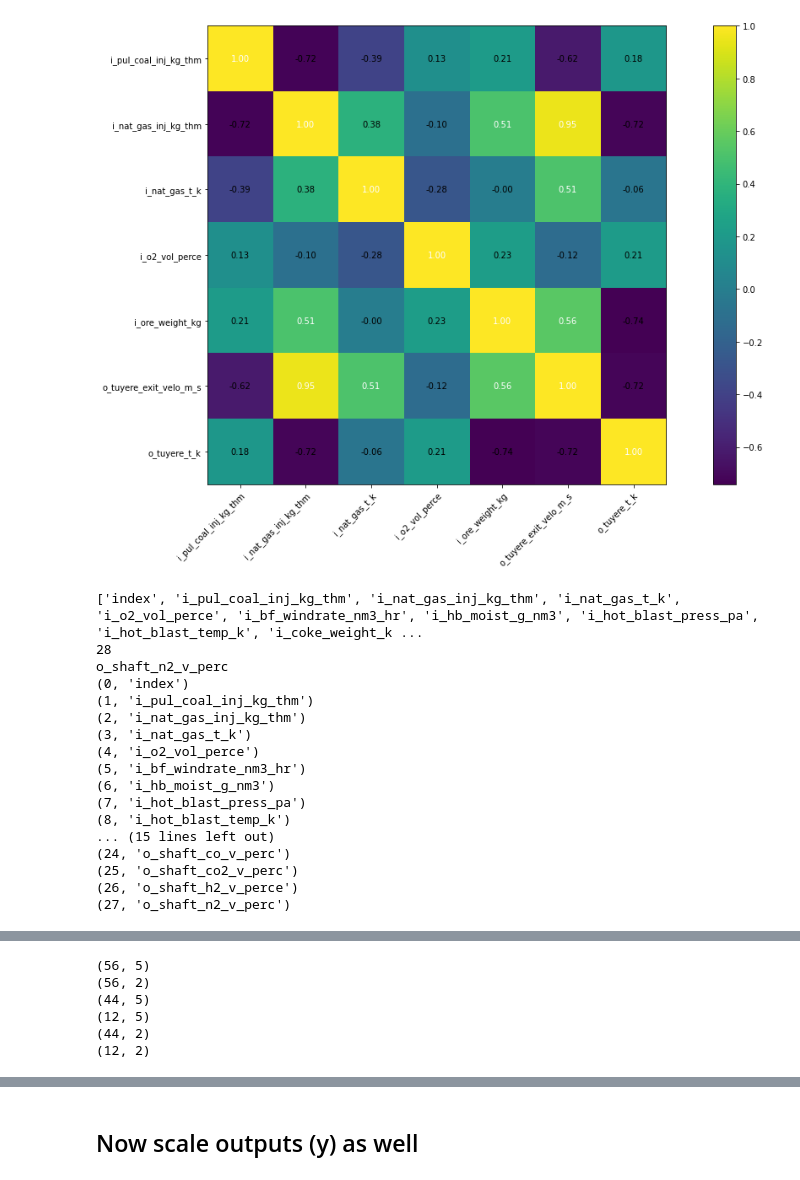
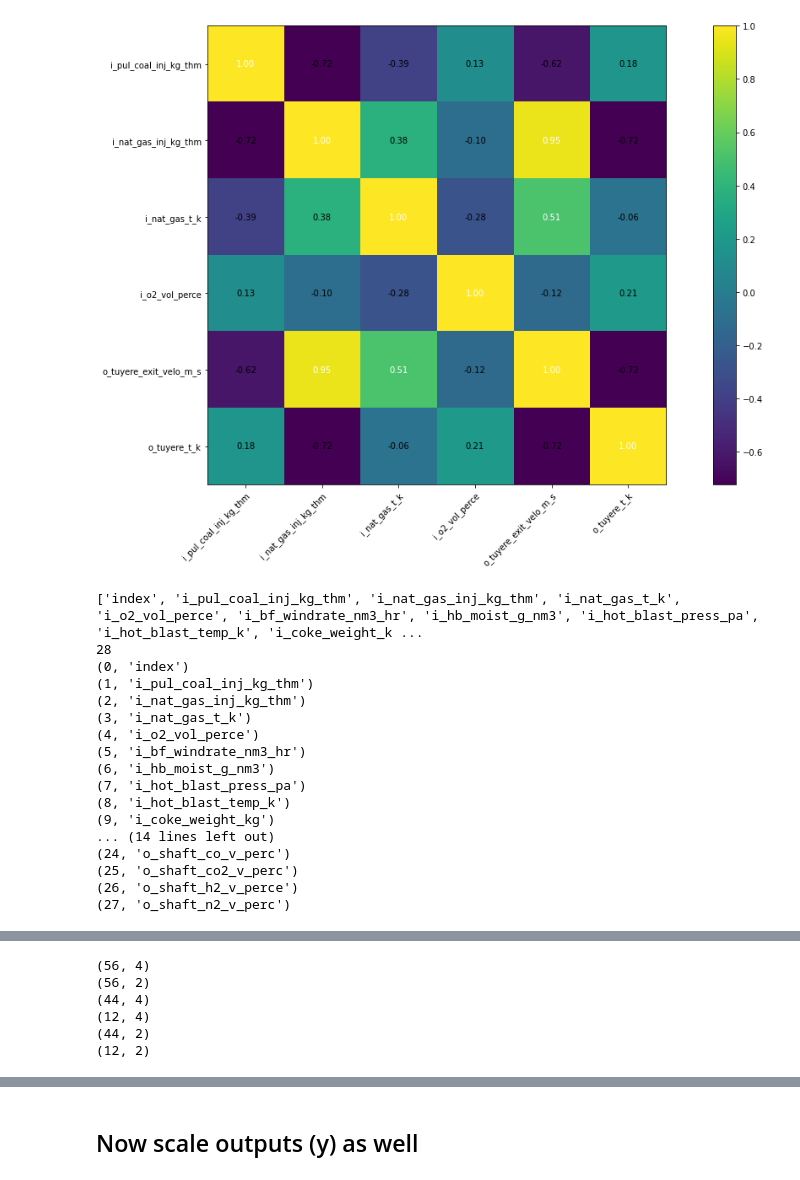
Before and after one commit to rcalix1/ProbabilityDensityFunctionsFromNeuralNets, a Jupyter notebook: experiments/july2022/CFDTuyereCompareModels.ipynb, the cells around one changed output, grey strips where cells are left out. Saved outputs shown, nothing was run; the diff lists cells and outputs as text; code cells hidden in the pictures.

```diff
--- a/experiments/july2022/CFDTuyereCompareModels.ipynb
+++ b/experiments/july2022/CFDTuyereCompareModels.ipynb
@@ -78,27 +88,26 @@ torch.set_printoptions(sci_mode=False)
 CFD_raw_data = pd.read_csv('CFD.6.2022.csv')
 # %%
 my_allInputs_tuyere_names = ['i_pul_coal_inj_kg_thm','i_nat_gas_inj_kg_thm','i_nat_gas_t_k','i_o2_vol_perce',
-             'i_ore_weight_kg','o_tuyere_exit_velo_m_s','o_tuyere_t_k']
+                             'o_tuyere_exit_velo_m_s','o_tuyere_t_k']
 
 
 
 cm = np.corrcoef(CFD_raw_data[my_allInputs_tuyere_names].values.T)
 hm = heatmap(cm, row_names=my_allInputs_tuyere_names, column_names=my_allInputs_tuyere_names, figsize=(20, 10))
 plt.show()
 # %% [output]
-[figure, old version]
+[figure, new version]
 # %%
 headers_list = CFD_raw_data.columns.values.tolist()
 print(headers_list)
 print(len(headers_list))
-print(headers_list[27])
+
 
 for i, name in enumerate(headers_list):
     print((i, name))
 # %% [output]
 ['index', 'i_pul_coal_inj_kg_thm', 'i_nat_gas_inj_kg_thm', 'i_nat_gas_t_k', 'i_o2_vol_perce', 'i_bf_windrate_nm3_hr', 'i_hb_moist_g_nm3', 'i_hot_blast_press_pa', 'i_hot_blast_temp_k', 'i_coke_weight_k ...
 28
-o_shaft_n2_v_perc
 (0, 'index')
 (1, 'i_pul_coal_inj_kg_thm')
 (2, 'i_nat_gas_inj_kg_thm')
@@ -108,7 +117,8 @@ o_shaft_n2_v_perc
 (6, 'i_hb_moist_g_nm3')
 (7, 'i_hot_blast_press_pa')
 (8, 'i_hot_blast_temp_k')
-... (15 lines left out)
+(9, 'i_coke_weight_kg')
+... (14 lines left out)
 (24, 'o_shaft_co_v_perc')
 (25, 'o_shaft_co2_v_perc')
 (26, 'o_shaft_h2_v_perce')
@@ -157,13 +167,13 @@ def fit(num_epochs, model, loss_fn, opt):
 (2, 'i_nat_gas_inj_kg_thm')
 (3, 'i_nat_gas_t_k')
 (4, 'i_o2_vol_perce')
-(10, 'i_ore_weight_kg')
+
 '''
 
 
 #######################################################
 
-input_indeces  = [1, 2, 3, 4, 10]
+input_indeces  = [1, 2, 3, 4]
 output_indeces = [11, 12 ]                            ## tuyere
 
 #######################################################
@@ -186,10 +196,10 @@ print(X_test.shape)
 print(y_train.shape)
 print(y_test.shape)
 # %% [output]
-(56, 5)
+(56, 4)
 (56, 2)
-(44, 5)
-(12, 5)
+(44, 4)
+(12, 4)
 (44, 2)
 (12, 2)
 # %%
```
Also changed, not shown: parts of 13 cells of this notebook.
